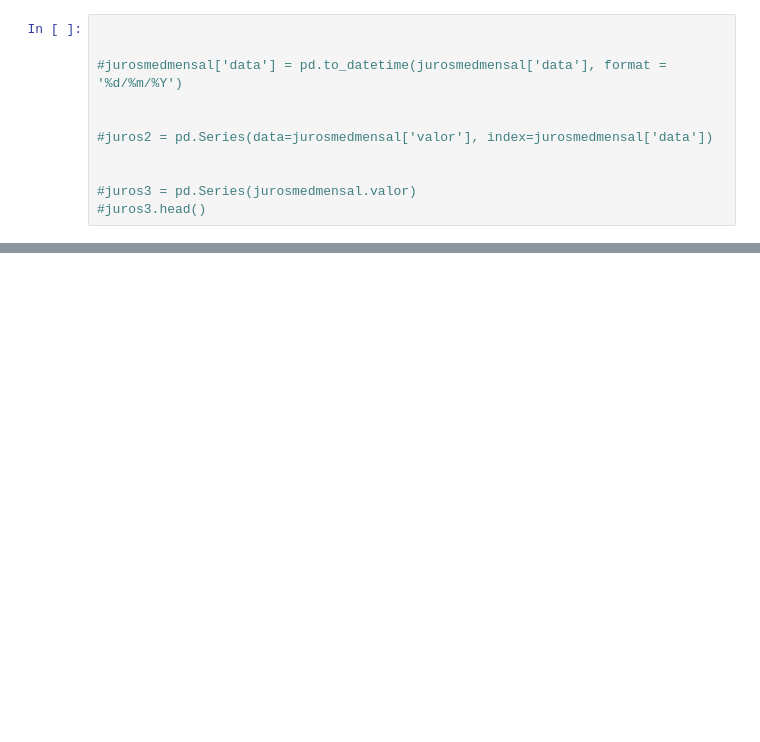
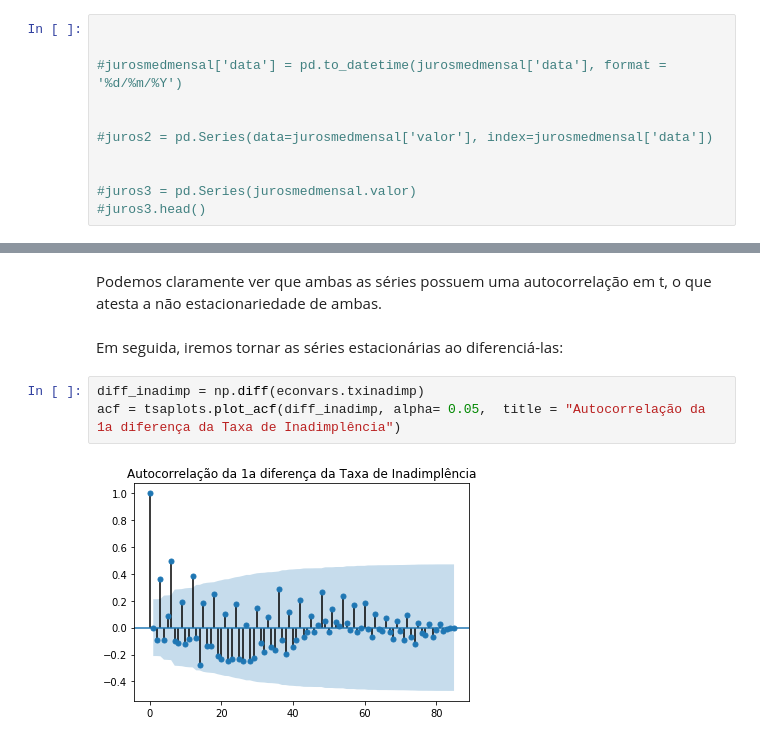
Before and after one commit to GustavoAlovisi/Econometrics2018, a Jupyter notebook: eco02018.ipynb, the cells around one changed output, grey strips where cells are left out. Drawn from its saved outputs; the diff is of its cells as text; blank space fills up the shorter version.

```diff
--- a/eco02018.ipynb
+++ b/eco02018.ipynb
@@ -125,0 +182,9 @@ array([[ 1.        ,  0.41015367],
+# %% [markdown]
+Podemos claramente ver que ambas as séries possuem uma autocorrelação em t, o que atesta a não estacionariedade de ambas.
+# %% [markdown]
+Em seguida, iremos tornar as séries estacionárias ao diferenciá-las:
+# %%
+diff_inadimp = np.diff(econvars.txinadimp)
+acf = tsaplots.plot_acf(diff_inadimp, alpha= 0.05,  title = "Autocorrelação da 1a diferença da Taxa de Inadimplência")
+# %% [output]
+[figure, added]
```
Also changed, not shown: parts of 17 cells of this notebook, 1 other file.
